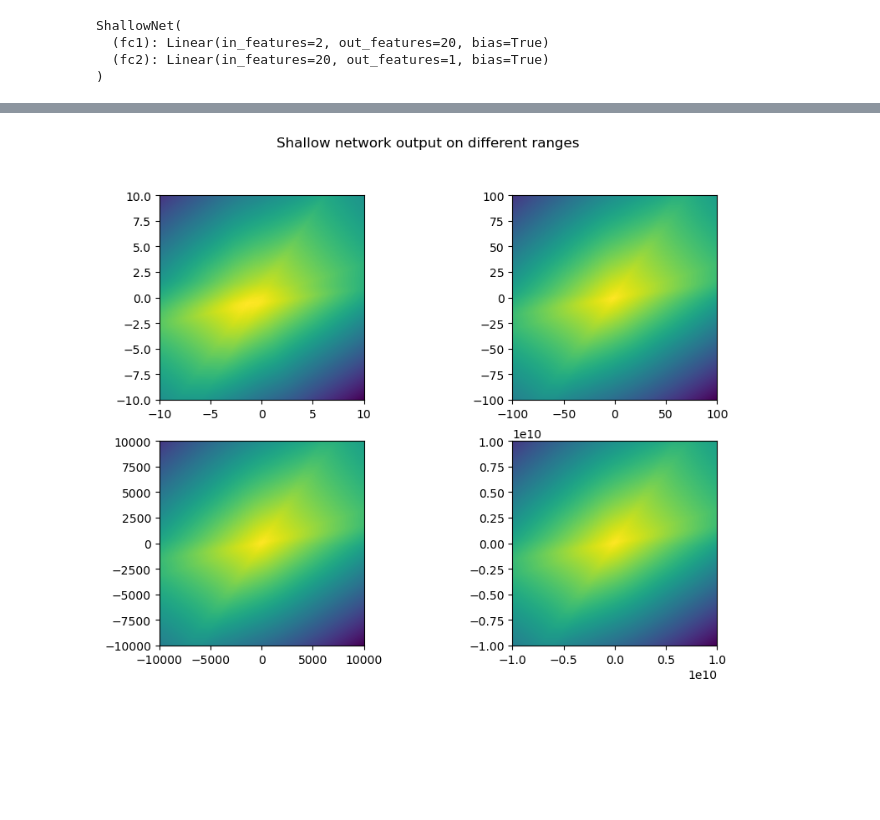
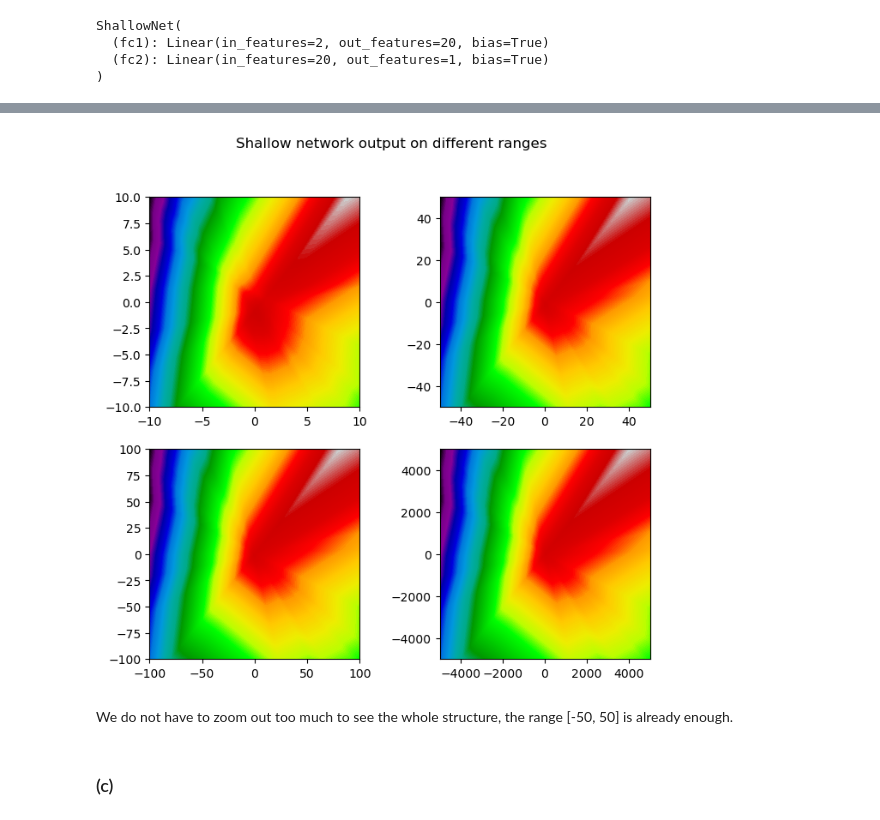
Before and after one commit to emironovich/mlph_w24, a Jupyter notebook: sheet05/sheet05.ipynb, the cells around one changed output, grey strips where cells are left out. Cells and saved outputs as stored; diff of their text form; code cells hidden in the pictures; blank space fills up the shorter version.

```diff
--- a/sheet05/sheet05.ipynb
+++ b/sheet05/sheet05.ipynb
@@ -159,6 +165,5 @@ ShallowNet(
 # %%
-ranges = [(-10, 10), (-1e2, 1e2), (-1e4, 1e4), (-1e10, 1e10)]
-fig, ax = plt.subplots(len(ranges) // 2, 2)
+ranges = [(-10, 10), (-50, 50), (-100, 100), (-5000, 5000)]
 
 shallow_vals = []
 
@@ -168,9 +173,3 @@ for i, x_range in enumerate(ranges):
 
     val = np.array([[shallow_nn(torch.tensor([x1, x2], dtype=torch.float32)).item() for x1 in x1_all] for x2 in x2_all])
     shallow_vals.append(val)
-
-    ax[i // 2, i % 2].imshow(val, extent=[x_range[0], x_range[1], x_range[0], x_range[1]])
-
-fig.suptitle("Shallow network output on different ranges")
-
-plt.show()
@@ -179,15 +176,19 @@ plt.show()
 # %%
 fig, ax = plt.subplots(len(ranges) // 2, 2)
 
 
 for i, x_range in enumerate(ranges):
-    ax[i // 2, i % 2].imshow(shallow_vals[i], extent=[x_range[0], x_range[1], x_range[0], x_range[1]])
+    ax[i // 2, i % 2].imshow(shallow_vals[i], cmap=mpl.colormaps['nipy_spectral'],  extent=[x_range[0], x_range[1], x_range[0], x_range[1]])
 
 fig.suptitle("Shallow network output on different ranges")
 
 fig.set_figheight(7)
-fig.set_figwidth(7)
+fig.set_figwidth(8)
 plt.show()
 # %% [output]
-[figure, old version]
+[figure, new version]
+# %% [markdown]
+We do not have to zoom out too much to see the whole structure, the range [-50, 50] is already enough.
+# %% [markdown]
+### (c)
 # %%
```
Also changed, not shown: parts of 15 cells of this notebook.
